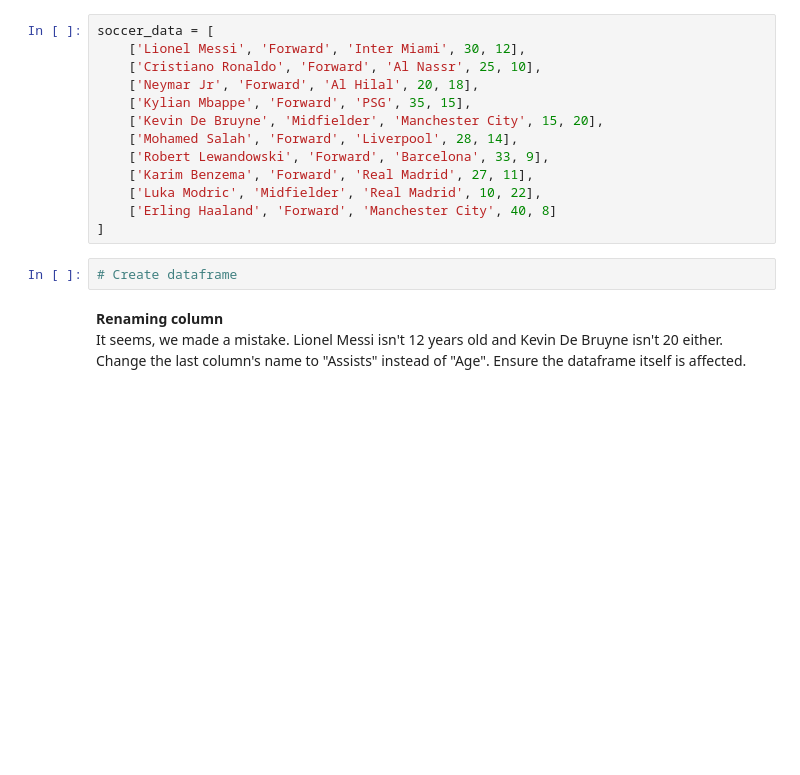
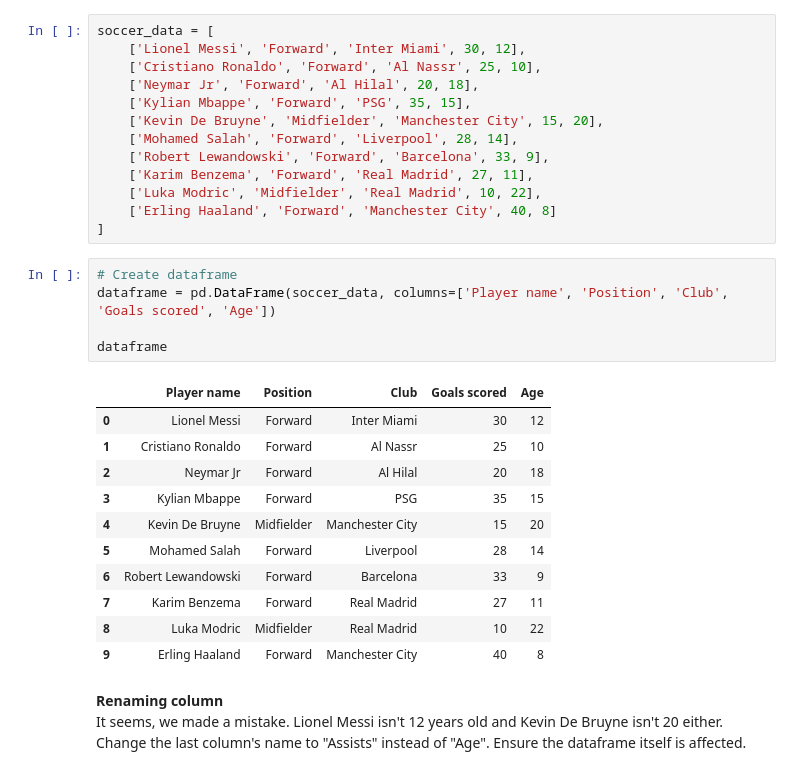
Before and after one commit to iPwnds/Programming-2, a Jupyter notebook: 05-data-processing/02-pandas/2.3-pandas_dataframes/exercises_dataframes.ipynb, the cells around one changed output. Drawn from its saved outputs; the diff is of its cells as text; blank space fills up the shorter version.

```diff
--- a/05-data-processing/02-pandas/2.3-pandas_dataframes/exercises_dataframes.ipynb
+++ b/05-data-processing/02-pandas/2.3-pandas_dataframes/exercises_dataframes.ipynb
@@ -26,8 +27,23 @@ soccer_data = [
     ['Luka Modric', 'Midfielder', 'Real Madrid', 10, 22],
     ['Erling Haaland', 'Forward', 'Manchester City', 40, 8]
 ]
-# %%
-# Create dataframe
+# %%
+# Create dataframe
+dataframe = pd.DataFrame(soccer_data, columns=['Player name', 'Position', 'Club', 'Goals scored', 'Age'])
+
+dataframe
+# %% [output]
+|  | Player name | Position | Club | Goals scored | Age |
+| 0 | Lionel Messi | Forward | Inter Miami | 30 | 12 |
+| 1 | Cristiano Ronaldo | Forward | Al Nassr | 25 | 10 |
+| 2 | Neymar Jr | Forward | Al Hilal | 20 | 18 |
+| 3 | Kylian Mbappe | Forward | PSG | 35 | 15 |
+| 4 | Kevin De Bruyne | Midfielder | Manchester City | 15 | 20 |
+| 5 | Mohamed Salah | Forward | Liverpool | 28 | 14 |
+| 6 | Robert Lewandowski | Forward | Barcelona | 33 | 9 |
+| 7 | Karim Benzema | Forward | Real Madrid | 27 | 11 |
+| 8 | Luka Modric | Midfielder | Real Madrid | 10 | 22 |
+| 9 | Erling Haaland | Forward | Manchester City | 40 | 8 |
 # %% [markdown]
 **Renaming column** \
 It seems, we made a mistake. Lionel Messi isn't 12 years old and Kevin De Bruyne isn't 20 either. \
```
Also changed, not shown: parts of 16 cells of this notebook, 1 other file.
